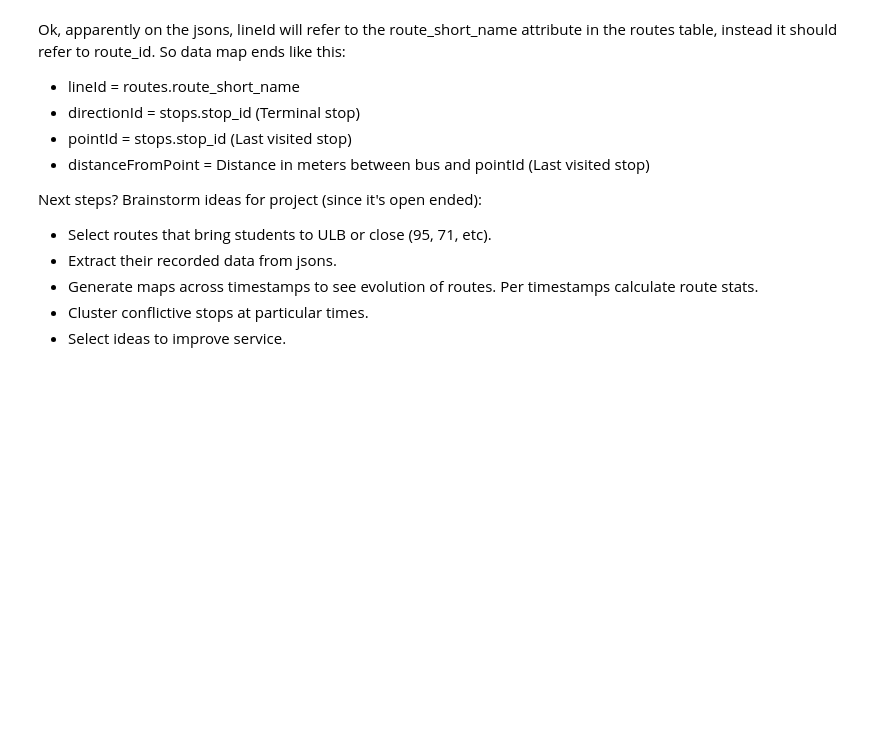
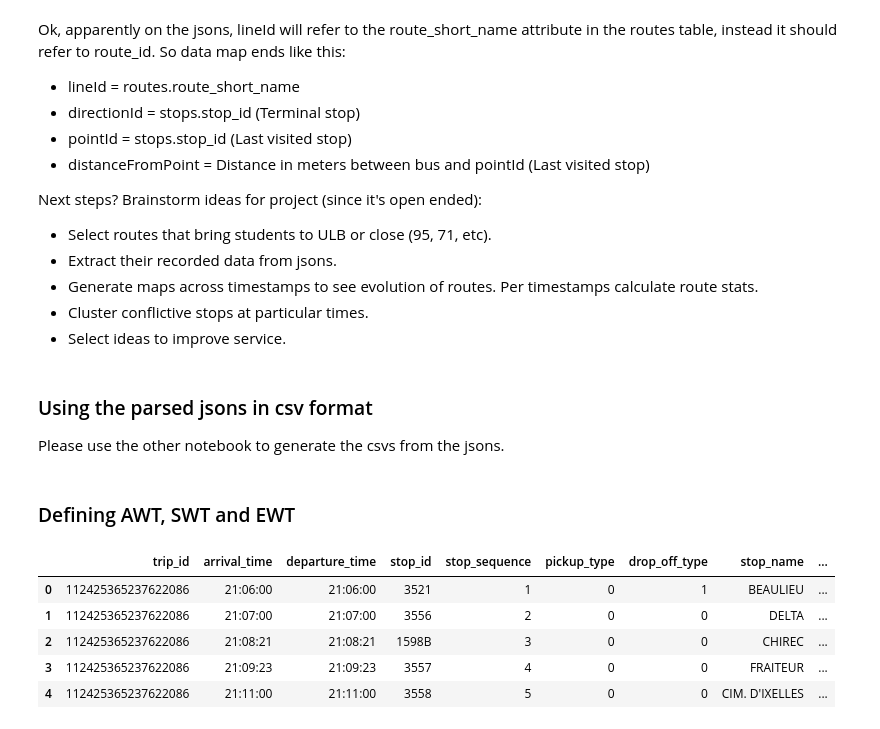
Before and after one commit to Action52/hack_my_ride, a Jupyter notebook: ExploratoryDataAnalysis.ipynb, the cells around one changed output. Cells and saved outputs as stored; diff of their text form; code cells hidden in the pictures; blank space fills up the shorter version.

```diff
--- a/ExploratoryDataAnalysis.ipynb
+++ b/ExploratoryDataAnalysis.ipynb
@@ -195,3 +197,6 @@ Next steps? Brainstorm ideas for project (since it's open ended):
 - Generate maps across timestamps to see evolution of routes. Per timestamps calculate route stats.
 - Cluster conflictive stops at particular times.
 - Select ideas to improve service.
+# %% [markdown]
+### Using the parsed jsons in csv format
+Please use the other notebook to generate the csvs from the jsons.
@@ -197,0 +221,63 @@ Next steps? Brainstorm ideas for project (since it's open ended):
+# %% [markdown]
+### Defining AWT, SWT and EWT
+# %%
+def get_route_id_from_route_short_name(route_short_name, routes_df: pd.DataFrame) -> str:
+    routes_matching = routes_df.loc[(routes_df['route_short_name'] == route_short_name)]
+    if routes_matching.shape[0] > 0:
+        return routes_matching.iloc[0]['route_id']
+    return None
+
+def get_route_name_from_route_id(route_id, routes_df: pd.DataFrame) -> str:
+    routes_matching = routes_df.loc[(routes_df['route_id'] == route_id)]
+    if routes_matching.shape[0] > 0:
+        return routes_matching.iloc[0]['route_short_name']
+    return None
+
+def get_stop_origin_end_from_route_id(route_id, routes_df:pd.DataFrame, stops_df: pd.DataFrame) -> set:
+    route_long_name = routes_df.loc[(routes_df['route_id'] == route_id)].reset_index().iloc[0]['route_long_name']
+    origin, end = route_long_name.split(" - ")
+    return origin, end
+
+def get_stop_ids_from_route_id(route_id, routes_df:pd.DataFrame, stop_times_df: pd.DataFrame, trips_df: pd.DataFrame) -> set:
+    stop_ids = stop_times_df.merge(
+        trips_df.filter(["trip_id", "route_id"])
+    ).loc[lambda x: x.route_id.isin([route_id]), "stop_id"].unique()
+    return stop_ids
+
+def get_route_trip_stop_times(route_id, trip_id, routes_df: pd.DataFrame, stop_times_df: pd.DataFrame,
+                             trips_df: pd.DataFrame, stops_df: pd.DataFrame, calendar_df: pd.DataFrame):
+    stop_ids = get_stop_ids_from_route_id(route_id, routes_df, stop_times_df, trips_df)
+    trip_stop_times: pd.DataFrame = stop_times_df.loc[
+        (stop_times_df.stop_id.isin(stop_ids))
+    ].merge(
+        stops_df.filter(['stop_id', 'stop_name'])
+    ).merge(
+        trips_df.filter(['trip_id', 'route_id', 'service_id'])
+    )
+    trip_stop_times = trip_stop_times.loc[
+        (trip_stop_times.route_id == route_id) &
+        (trip_stop_times.trip_id == trip_id)
+    ].sort_values(by=['trip_id', 'stop_sequence'])
+    trip_stop_times = trip_stop_times.merge(calendar_df)
+    return trip_stop_times
+
+def it_route_trips(route_id, trips_df: pd.DataFrame):
+    route_trips = trips_df.loc[
+        (trips_df.route_id == route_id)
+    ]['trip_id'].unique()
+    for route_trip in route_trips:
+        yield route_trip
+
+#print(get_route_id_from_route_short_name('71', feed.routes))
+#print(get_route_name_from_route_id('65', feed.routes))
+#print(get_stop_ids_from_route_id('65', feed.routes, feed.stop_times, feed.trips))
+#print(get_stop_origin_end_from_route_id('65', feed.routes, feed.stop_times))
+get_route_trip_stop_times('65', '112425365237622086', feed.routes, feed.stop_times,
+                          feed.trips, feed.stops, feed.calendar).head()
+# %% [output]
+|  | trip_id | arrival_time | departure_time | stop_id | stop_sequence | pickup_type | drop_off_type | stop_name | ... |
+| 0 | 112425365237622086 | 21:06:00 | 21:06:00 | 3521 | 1 | 0 | 1 | BEAULIEU | ... |
+| 1 | 112425365237622086 | 21:07:00 | 21:07:00 | 3556 | 2 | 0 | 0 | DELTA | ... |
+| 2 | 112425365237622086 | 21:08:21 | 21:08:21 | 1598B | 3 | 0 | 0 | CHIREC | ... |
+| 3 | 112425365237622086 | 21:09:23 | 21:09:23 | 3557 | 4 | 0 | 0 | FRAITEUR | ... |
+| 4 | 112425365237622086 | 21:11:00 | 21:11:00 | 3558 | 5 | 0 | 0 | CIM. D'IXELLES | ... |
```
Also changed, not shown: parts of 5 cells of this notebook, 2 other files.
